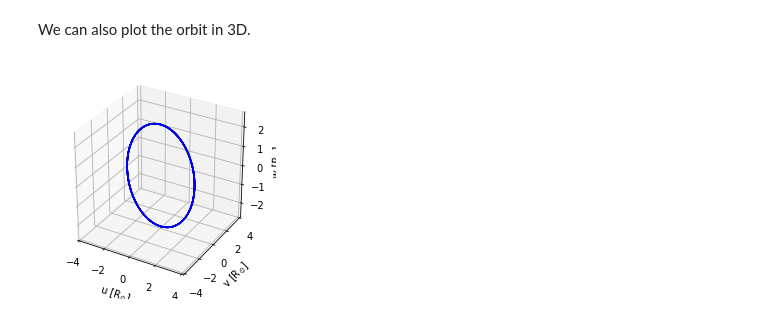
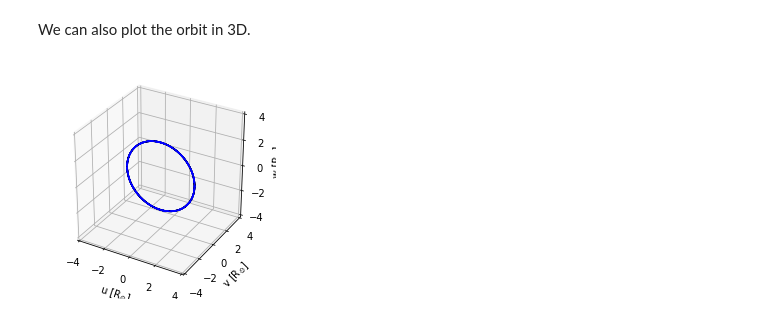
Before and after one commit to phoebe-project/phoebe2-docs, a Jupyter notebook: tutorials/ORB.ipynb, the cells around one changed output. Saved outputs shown, nothing was run; the diff lists cells and outputs as text; code cells hidden in the pictures.

```diff
--- a/tutorials/ORB.ipynb
+++ b/tutorials/ORB.ipynb
@@ -96,7 +124,7 @@ See the [Systemic Velocity Example Script](../examples/vgamma) for an example of
 Synthetics
 ------------------
 # %%
-b.set_value_all('times', np.linspace(0,3,201))
+b.set_value_all('times', phoebe.linspace(0,3,201))
 # %%
 b.run_compute()
 # %% [output]
@@ -168,6 +183,6 @@ afig, mplfig = b['orb@model'].plot(x='times', y='vus', show=True)
 # %% [markdown]
 We can also plot the orbit in 3D.
 # %%
-afig, mplfig = b['orb@model'].plot(projection='3d', xlim=(-4,4), ylim=(-4,4), zlim=(-4,4), show=True)
+afig, mplfig = b.plot(projection='3d', xlim=(-4,4), ylim=(-4,4), zlim=(-4,4), show=True)
 # %% [output]
-[figure, old version]
+[figure, new version]
```
Also changed, not shown: parts of 23 cells of this notebook, 1 other file.
